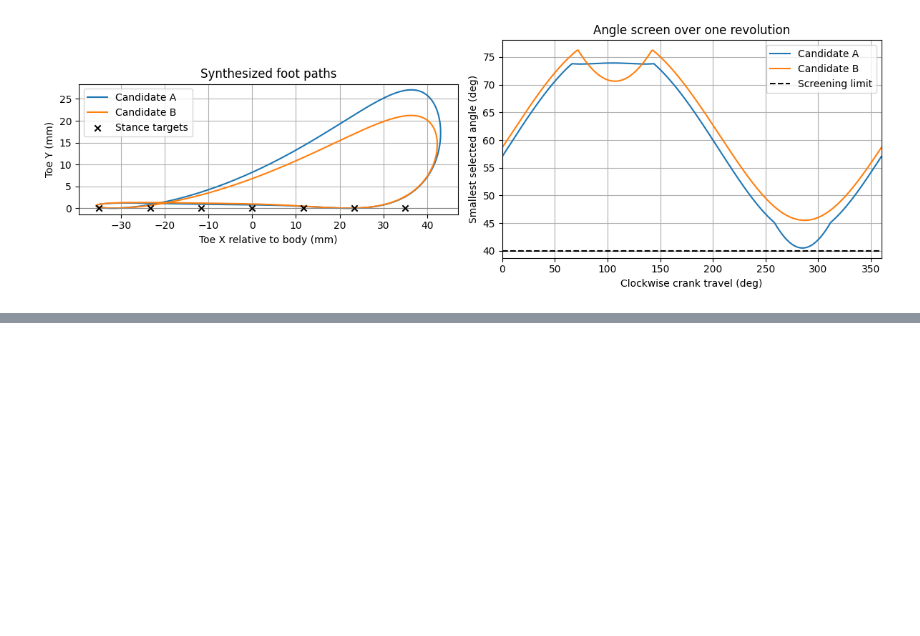
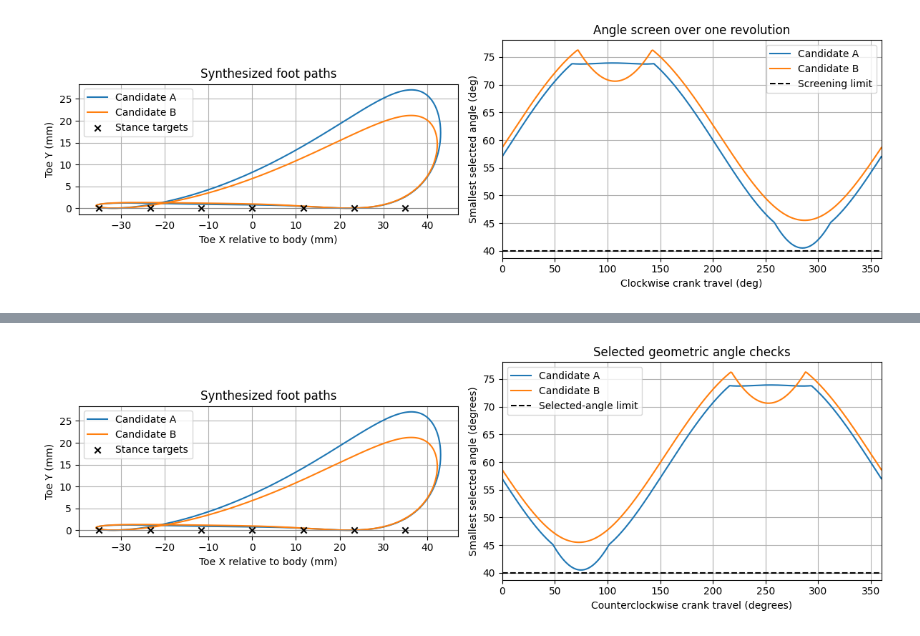
Before and after one commit to AnastasiiaBerezovska/ME-350R-Project, a Jupyter notebook: Team1_synthesis.ipynb, the cells around one changed output, grey strips where cells are left out. Drawn from its saved outputs; the diff is of its cells as text; code cells hidden in the pictures; blank space fills up the shorter version.

```diff
--- a/Team1_synthesis.ipynb
+++ b/Team1_synthesis.ipynb
@@ -1165,2 +1169,89 @@ print(f"One cycle: {cycle_time_s:.2f} seconds")
 Saved Team1_animation2_CCW.gif
 One cycle: 2.50 seconds
+# %%
+# Final motion checks for counterclockwise operation
+ccw_deg = np.arange(361.0)
+stance_start = 360.0 - STANCE_DEG
+stance = ccw_deg >= stance_start
+
+# reverse the target order to match counterclockwise operation
+ccw_targets = TARGETS[::-1].copy()
+target_ccw_deg = 360.0 - TARGET_TRAVEL[::-1]
+
+ccw_screens = {}
+fig, ax = plt.subplots(1, 2, figsize=(12, 4))
+
+for name, v in candidates.items():
+    # model func. subtracts travel, so negative travel gives rotation
+    toe, angles, gaps, p = model(v, -ccw_deg)
+
+    actual_targets = model(v, -target_ccw_deg)[0]
+    rms = np.sqrt(np.mean(np.sum(
+        (actual_targets - ccw_targets)**2, axis=1
+    )))
+
+    # checking the assembly side at all five circle intersections
+    areas = []
+    for a, b, c in [
+        ("i", "j", "A"), ("i", "m", "A"),
+        ("j", "k", "A"), ("k", "l", "m"),
+        ("l", "n", "m")
+    ]:
+        u = p[b] - p[a]
+        w = p[c] - p[a]
+        areas.append((u[:, 0] * w[:, 1] - u[:, 1] * w[:, 0]) / 2)
+
+    branch_changes = sum(
+        np.count_nonzero(np.diff(np.sign(area)))
+        for area in areas
+    )
+    wrong_steps = np.count_nonzero(np.diff(toe[stance, 0]) < -1e-7)
+    worst_step = np.unravel_index(np.argmin(angles), angles.shape)[1]
+    mid_swing_height = model(v, [-stance_start / 2])[0][0, 1]
+
+    print(f"\nCANDIDATE {name}: counterclockwise")
+    print(f"Positions checked: {len(ccw_deg)}")
+    print(f"Maximum assembly gap: {gaps.max():.2e} mm")
+    print(f"Branch sign changes: {branch_changes}")
+    print(f"Minimum closure-triangle area: {np.min(np.abs(areas)):.3f} mm^2")
+    print(f"Target RMS error: {rms:.3f} mm")
+    print(f"Planned stance: {stance_start:g} -360 degrees CCW travel")
+    print(f"Stance travel: {toe[stance, 0][-1] - toe[stance, 0][0]:.3f} mm")
+    print(f"Steps in the wrong direction during stance: {wrong_steps}")
+    print(f"Stance height variation: {np.ptp(toe[stance, 1]):.3f} mm")
+    print(f"Mid-swing toe height: {mid_swing_height:.3f} mm")
+    print(f"Minimum selected angle: {angles.min():.2f} degrees")
+    print(f"At CCW travel: {ccw_deg[worst_step]:.0f} degrees")
+
+    ccw_screens[name] = {"toe": toe, "angles": angles, "points": p}
+
+    ax[0].plot(toe[:, 0], toe[:, 1], label=f"Candidate {name}")
+    ax[1].plot(ccw_deg, angles.min(axis=0), label=f"Candidate {name}")
+
+ax[0].scatter(ccw_targets[:, 0], ccw_targets[:, 1],marker="x", color="black", label="Stance targets", zorder=5)
+ax[0].axhline(0, color="gray", linewidth=0.8)
+ax[0].set(
+    xlabel="Toe X relative to body (mm)",
+    ylabel="Toe Y (mm)",
+    title="Synthesized foot paths"
+)
+ax[0].set_aspect("equal", adjustable="box")
+
+ax[1].axhline(
+    ANGLE_LIMIT_DEG, color="black",
+    linestyle="--", label="Selected-angle limit"
+)
+ax[1].set(
+    xlabel="Counterclockwise crank travel (degrees)",
+    ylabel="Smallest selected angle (degrees)",
+    title="Selected geometric angle checks",
+    xlim=(0, 360)
+)
+
+for axis in ax:
+    axis.grid(True)
+    axis.legend()
+
+plt.tight_layout()
+plt.show()
+# %% [output]
@@ -1166,0 +1275 @@ One cycle: 2.50 seconds
+[figure, added]
```
Also changed, not shown: parts of 9 cells of this notebook.
